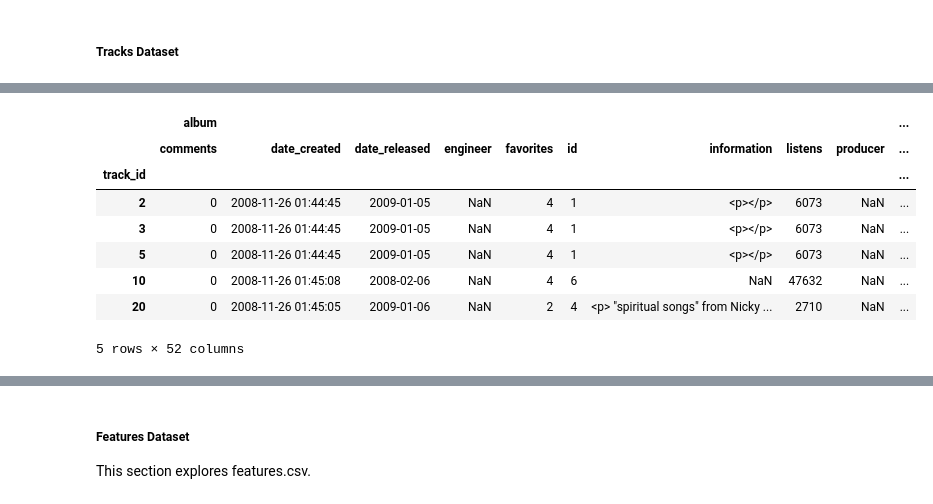
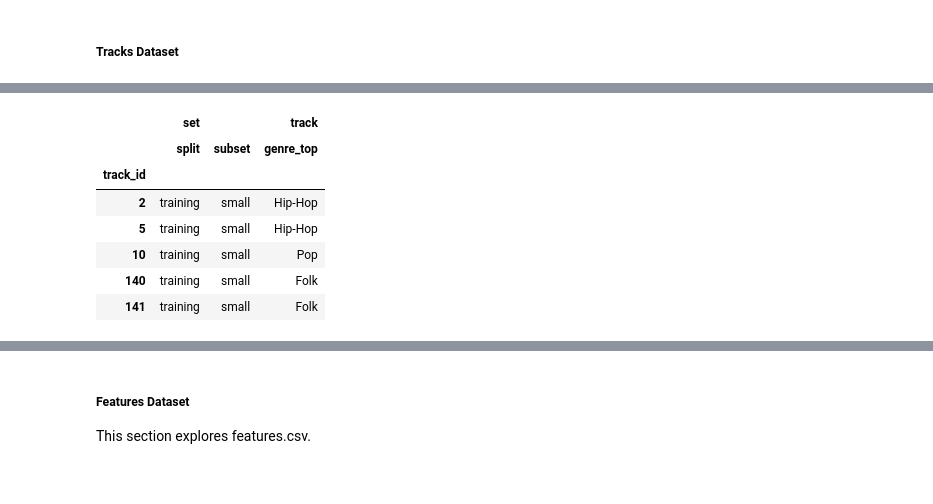
Before and after one commit to GUOliver/COMP9444-Group-Project, a Jupyter notebook: main.ipynb, the cells around one changed output, grey strips where cells are left out. Cells and saved outputs as stored; diff of their text form; code cells hidden in the pictures.

```diff
--- a/main.ipynb
+++ b/main.ipynb
@@ -117,14 +120,10 @@ def load(filepath):
         return tracks
 # %%
 # Load data from 3 FMA files which comprise the raw dataset.
-input_path = 'input/fma_metadata'
-tracks = load(f'{input_path}/tracks.csv')
-features = load(f'{input_path}/features.csv')
-echonest = load(f'{input_path}/echonest.csv')
-
-# path for all the audio data
-root_path = 'input/fma_small'
+df_tracks = load(f'{INPUT_DIR}/fma_metadata/tracks.csv')
+df_features = load(f'{INPUT_DIR}/fma_metadata/features.csv')
+df_echonest = load(f'{INPUT_DIR}/fma_metadata/echonest.csv')
 
 # Check matching dimension
-np.testing.assert_array_equal(features.index, tracks.index)
-assert echonest.index.isin(tracks.index).all()
+np.testing.assert_array_equal(df_features.index, df_tracks.index)
+assert df_echonest.index.isin(df_tracks.index).all()
@@ -167,15 +151,13 @@ This sub-section aims to gain a general understanding of the raw data.
 # and test sets and only exploring training data, we aim to avoid stumbling upon
 # interesting test set patterns which could bias optimistic generalization error estimates.
 
-df_tracks_filtered = tracks[[
+# Create track dataframe containing only the necessary columns, then filter music tracks to only
+# those pertaining to fma_small
+df_tracks_filtered = df_tracks[[
     ('set', 'split'),
     ('set', 'subset'),
     ('track', 'genre_top'),
 ]]
 df_tracks_filtered = df_tracks_filtered[df_tracks_filtered[('set', 'subset')] == 'small']
-df_tracks_train = df_tracks_filtered[df_tracks_filtered[('set', 'split')] == 'training']
-df_tracks_validation = df_tracks_filtered[df_tracks_filtered[('set', 'split')] == 'validation']
-df_tracks_testing = df_tracks_filtered[df_tracks_filtered[('set', 'split')] == 'test']
-
-df_tracks_train, df_tracks_validation, df_tracks_testing
+df_tracks_filtered
 # %% [output]
@@ -240,21 +249,20 @@ tracks.shape
 # %%
 # Show general structure, values and data types of properties for each track.
-tracks.head()
+df_tracks_train.head()
 
 # Interpretation: tracks.csv contains metadata on each track. Some attributes
 # could serve as features (e.g tags, artist), but these will not be used for
 # training as the project goal is to classify based on the music itself.
 
 # Only 'genre_top' (which is applicable for our FMA dataset size choice) will
 # be used via a later track_id join with features.csv, serving as our target
 # output variable y.
 # %% [output]
-|  | album |  |  |  |  |  |  |  |  | ... |
-|  | comments | date_created | date_released | engineer | favorites | id | information | listens | producer | ... |
-| track_id |  |  |  |  |  |  |  |  |  | ... |
-| 2 | 0 | 2008-11-26 01:44:45 | 2009-01-05 | NaN | 4 | 1 | <p></p> | 6073 | NaN | ... |
-| 3 | 0 | 2008-11-26 01:44:45 | 2009-01-05 | NaN | 4 | 1 | <p></p> | 6073 | NaN | ... |
-| 5 | 0 | 2008-11-26 01:44:45 | 2009-01-05 | NaN | 4 | 1 | <p></p> | 6073 | NaN | ... |
-| 10 | 0 | 2008-11-26 01:45:08 | 2008-02-06 | NaN | 4 | 6 | NaN | 47632 | NaN | ... |
-| 20 | 0 | 2008-11-26 01:45:05 | 2009-01-06 | NaN | 2 | 4 | <p> "spiritual songs" from Nicky ... | 2710 | NaN | ... |
+|  | set |  | track |
+|  | split | subset | genre_top |
+| track_id |  |  |  |
+| 2 | training | small | Hip-Hop |
+| 5 | training | small | Hip-Hop |
+| 10 | training | small | Pop |
+| 140 | training | small | Folk |
+| 141 | training | small | Folk |
-5 rows × 52 columns
```
Also changed, not shown: parts of 54 cells of this notebook.
